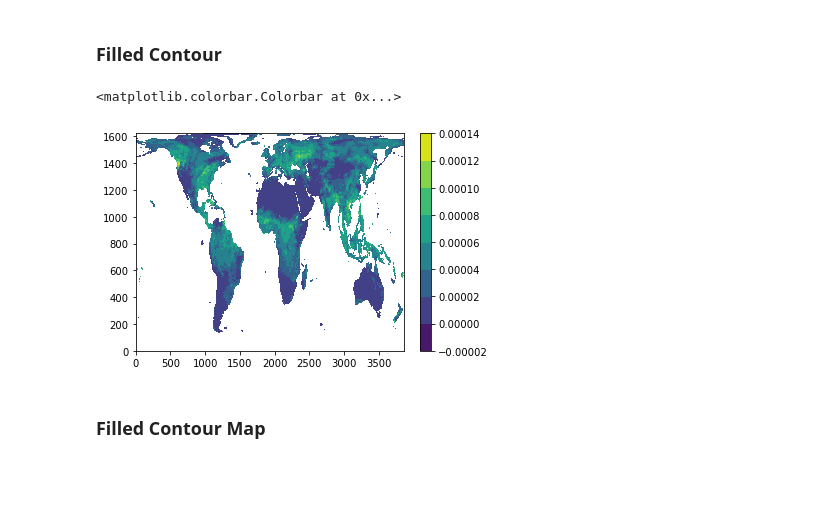
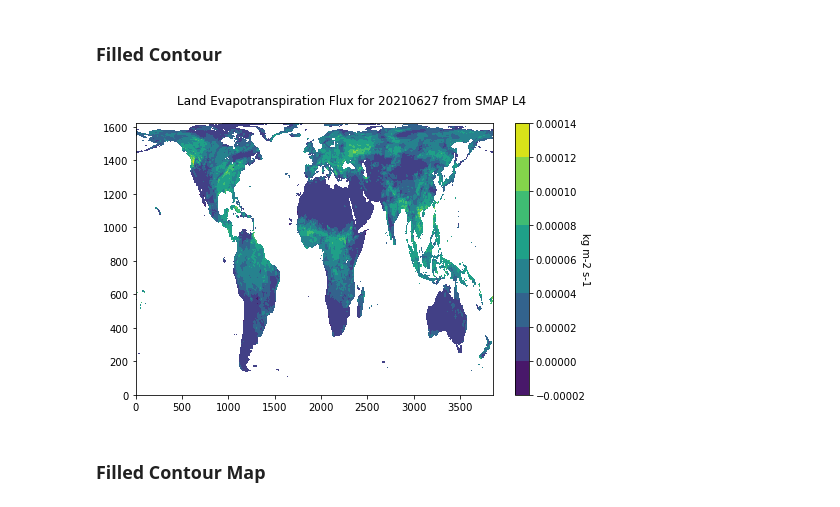
Before and after one commit to BDavis39/CLIM680, a Jupyter notebook: CLIM680_Assignments.ipynb, the cells around one changed output. Saved outputs shown, nothing was run; the diff lists cells and outputs as text; code cells hidden in the pictures; blank space fills up the shorter version.

```diff
--- a/CLIM680_Assignments.ipynb
+++ b/CLIM680_Assignments.ipynb
@@ -72,12 +76,15 @@ Data variables:
     windspeed_lowatmmodlay             (y, x) float32 ...
 # %% [markdown]
 ### Filled Contour<a class="anchor" id="Contour"></a>
-# %%
-plt.contourf(ds["land_evapotranspiration_flux"][-1::-1,:]);
-plt.colorbar()
-# %% [output]
-<matplotlib.colorbar.Colorbar at 0x...>
-[figure, removed]
+# %%
+fig = plt.figure(figsize=(8,5))
+plt.contourf(ds["land_evapotranspiration_flux"][-1::-1,:]);
+cbar = plt.colorbar()
+cbar.set_label('kg m-2 s-1', rotation=270)
+plt.suptitle("Land Evapotranspiration Flux for 20210627 from SMAP L4", fontsize=12, y=.96)
+plt.savefig('Figs/LandEvap_Contour.png')
+# %% [output]
+[figure, added]
 # %% [markdown]
 ### Filled Contour Map<a class="anchor" id="Map"></a>
 # %%
```
Also changed, not shown: parts of 55 cells of this notebook, 6 other files.
